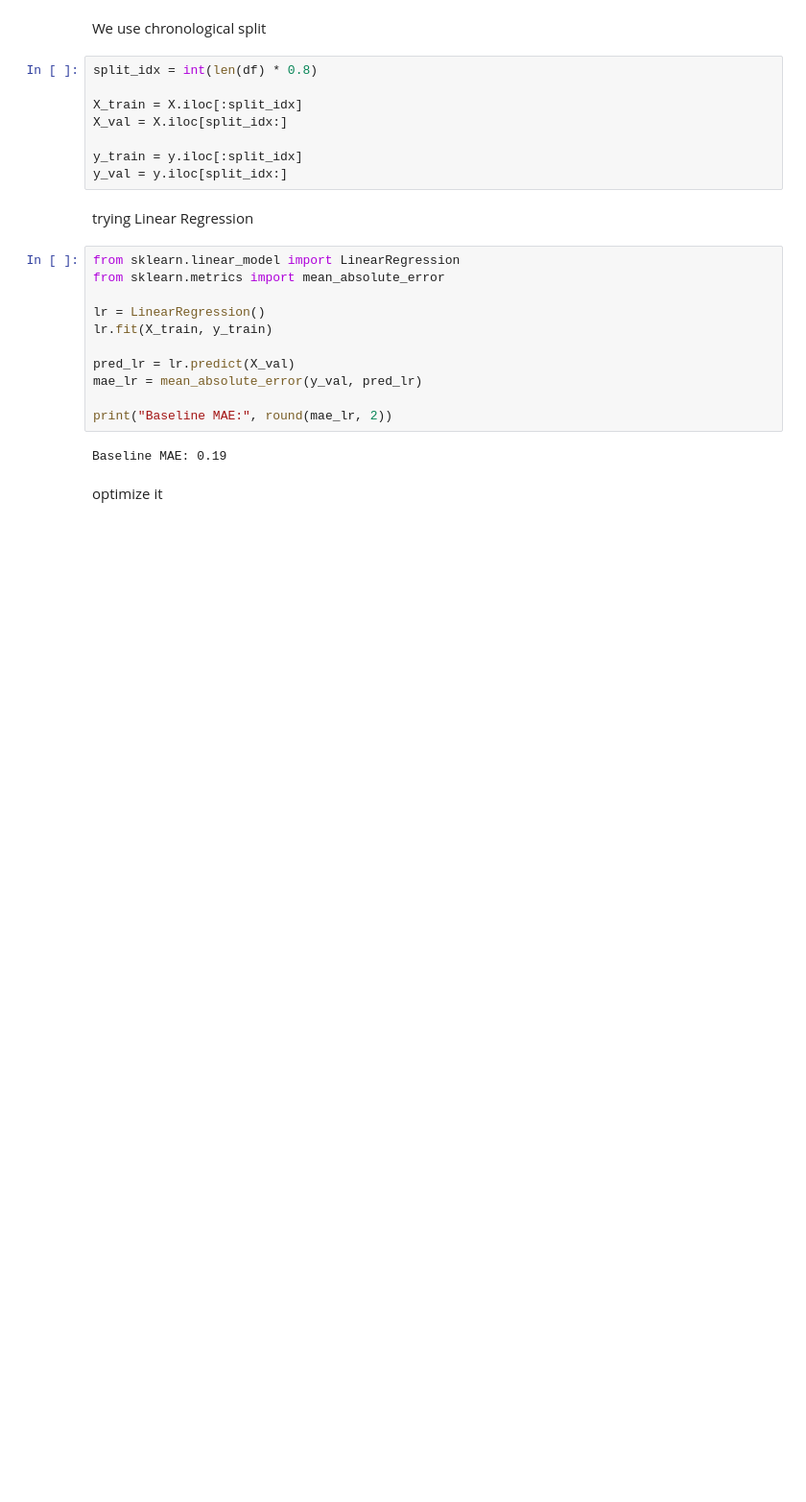
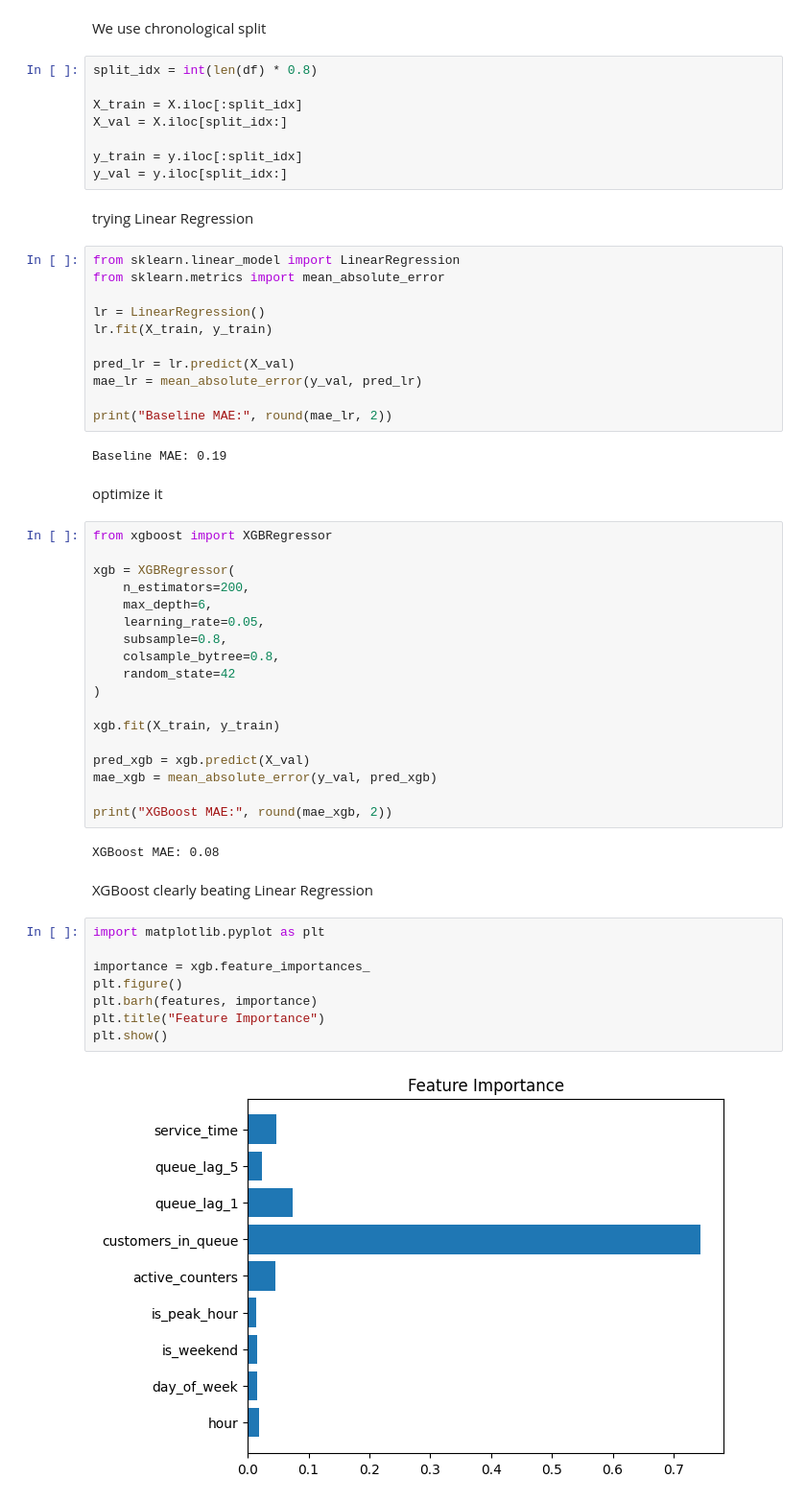
Before and after one commit to mradulpatle03/ML, a Jupyter notebook: notebooks/EDA.ipynb, the cells around one changed output. Shown at 96% size. Saved outputs shown, nothing was run; the diff lists cells and outputs as text; blank space fills up the shorter version.

```diff
--- a/notebooks/EDA.ipynb
+++ b/notebooks/EDA.ipynb
@@ -127,3 +127,35 @@ print("Baseline MAE:", round(mae_lr, 2))
 Baseline MAE: 0.19
 # %% [markdown]
 optimize it
+# %%
+from xgboost import XGBRegressor
+
+xgb = XGBRegressor(
+    n_estimators=200,
+    max_depth=6,
+    learning_rate=0.05,
+    subsample=0.8,
+    colsample_bytree=0.8,
+    random_state=42
+)
+
+xgb.fit(X_train, y_train)
+
+pred_xgb = xgb.predict(X_val)
+mae_xgb = mean_absolute_error(y_val, pred_xgb)
+
+print("XGBoost MAE:", round(mae_xgb, 2))
+# %% [output]
+XGBoost MAE: 0.08
+# %% [markdown]
+XGBoost clearly beating Linear Regression
+# %%
+import matplotlib.pyplot as plt
+
+importance = xgb.feature_importances_
+plt.figure()
+plt.barh(features, importance)
+plt.title("Feature Importance")
+plt.show()
+# %% [output]
+[figure, added]
```
Also changed, not shown: 2 other files.
